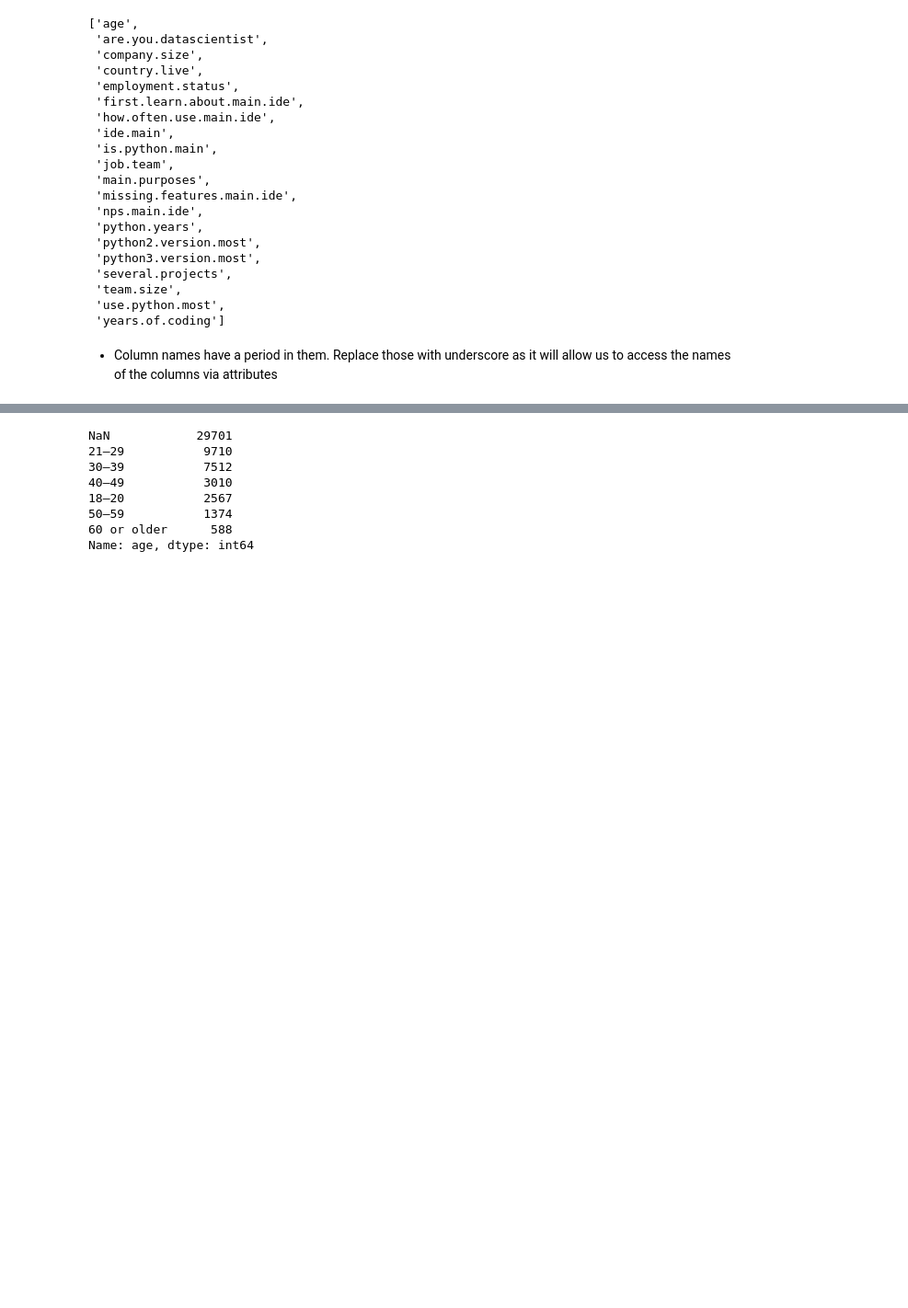
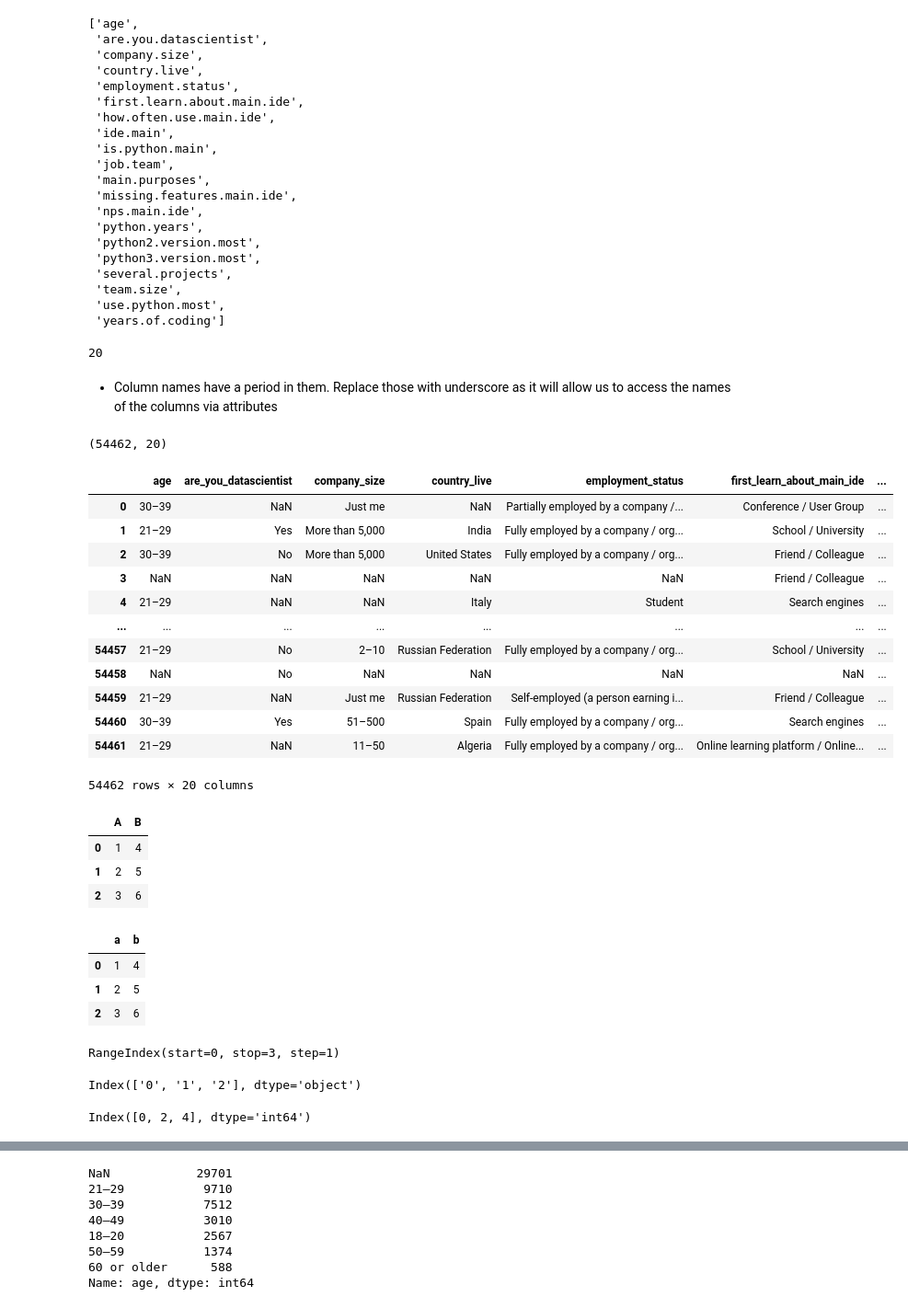
Before and after one commit to stevechengnyc/effective-pandas, a Jupyter notebook: 21-creating-and-updating-columns.ipynb, the cells around one changed output, grey strips where cells are left out. Shown: that part at 92% size. Saved outputs shown, nothing was run; the diff lists cells and outputs as text; code cells hidden in the pictures; blank space fills up the shorter version.

```diff
--- a/21-creating-and-updating-columns.ipynb
+++ b/21-creating-and-updating-columns.ipynb
@@ -130,5 +427,56 @@ uniq_cols
  'team.size',
  'use.python.most',
  'years.of.coding']
+# %%
+len(uniq_cols)
+# %% [output]
+20
 # %% [markdown]
 - Column names have a period in them. Replace those with underscore as it will allow us to access the names of the columns via attributes
+# %%
+jb[uniq_cols].shape
+# %% [output]
+(54462, 20)
+# %%
+jb[uniq_cols].rename(columns = lambda c:c.replace('.', '_'))
+# %% [output]
+|  | age | are_you_datascientist | company_size | country_live | employment_status | first_learn_about_main_ide | ... |
+| 0 | 30–39 | NaN | Just me | NaN | Partially employed by a company /... | Conference / User Group | ... |
+| 1 | 21–29 | Yes | More than 5,000 | India | Fully employed by a company / org... | School / University | ... |
+| 2 | 30–39 | No | More than 5,000 | United States | Fully employed by a company / org... | Friend / Colleague | ... |
+| 3 | NaN | NaN | NaN | NaN | NaN | Friend / Colleague | ... |
+| 4 | 21–29 | NaN | NaN | Italy | Student | Search engines | ... |
+| ... | ... | ... | ... | ... | ... | ... | ... |
+| 54457 | 21–29 | No | 2–10 | Russian Federation | Fully employed by a company / org... | School / University | ... |
+| 54458 | NaN | No | NaN | NaN | NaN | NaN | ... |
+| 54459 | 21–29 | NaN | Just me | Russian Federation | Self-employed (a person earning i... | Friend / Colleague | ... |
+| 54460 | 30–39 | Yes | 51–500 | Spain | Fully employed by a company / org... | Search engines | ... |
+| 54461 | 21–29 | NaN | 11–50 | Algeria | Fully employed by a company / org... | Online learning platform / Online... | ... |
+54462 rows × 20 columns
+# %%
+df = pd.DataFrame({"A": [1, 2, 3], "B": [4, 5, 6]})
+df
+# %% [output]
+|  | A | B |
+| 0 | 1 | 4 |
+| 1 | 2 | 5 |
+| 2 | 3 | 6 |
+# %%
+df.rename(str.lower, axis = 'columns')
+# %% [output]
+|  | a | b |
+| 0 | 1 | 4 |
+| 1 | 2 | 5 |
+| 2 | 3 | 6 |
+# %%
+df.index
+# %% [output]
+RangeIndex(start=0, stop=3, step=1)
+# %%
+df.rename(str, axis = 'index').index
+# %% [output]
+Index(['0', '1', '2'], dtype='object')
+# %%
+df.rename(index=lambda x: 2*x).index
+# %% [output]
+Index([0, 2, 4], dtype='int64')
```
Also changed, not shown: parts of 57 cells of this notebook.
